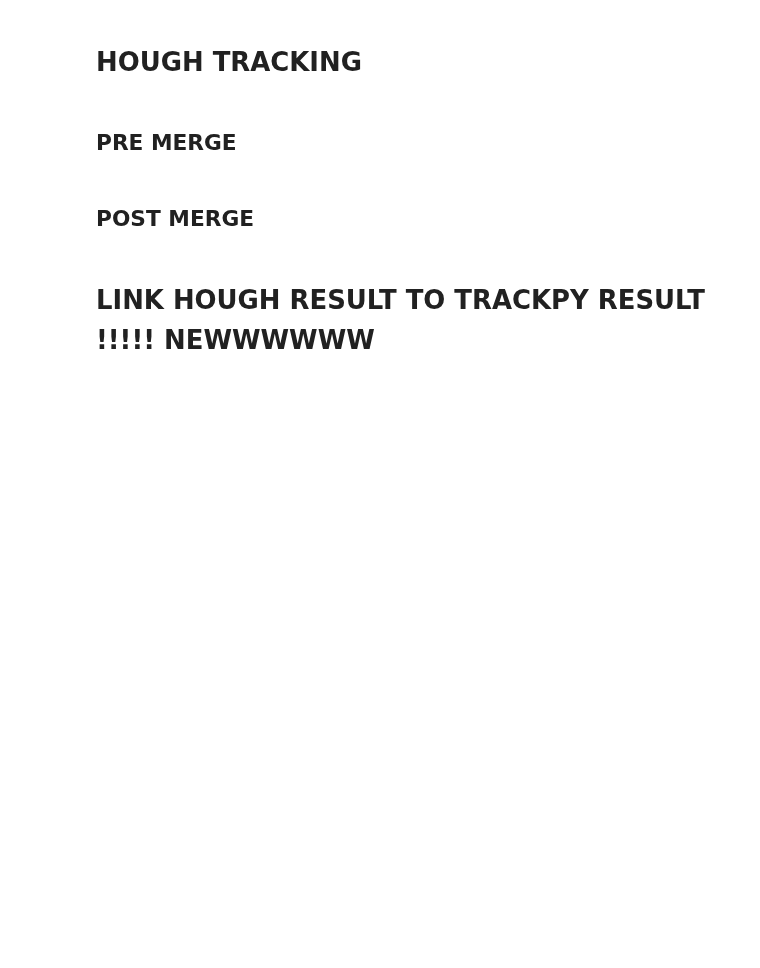
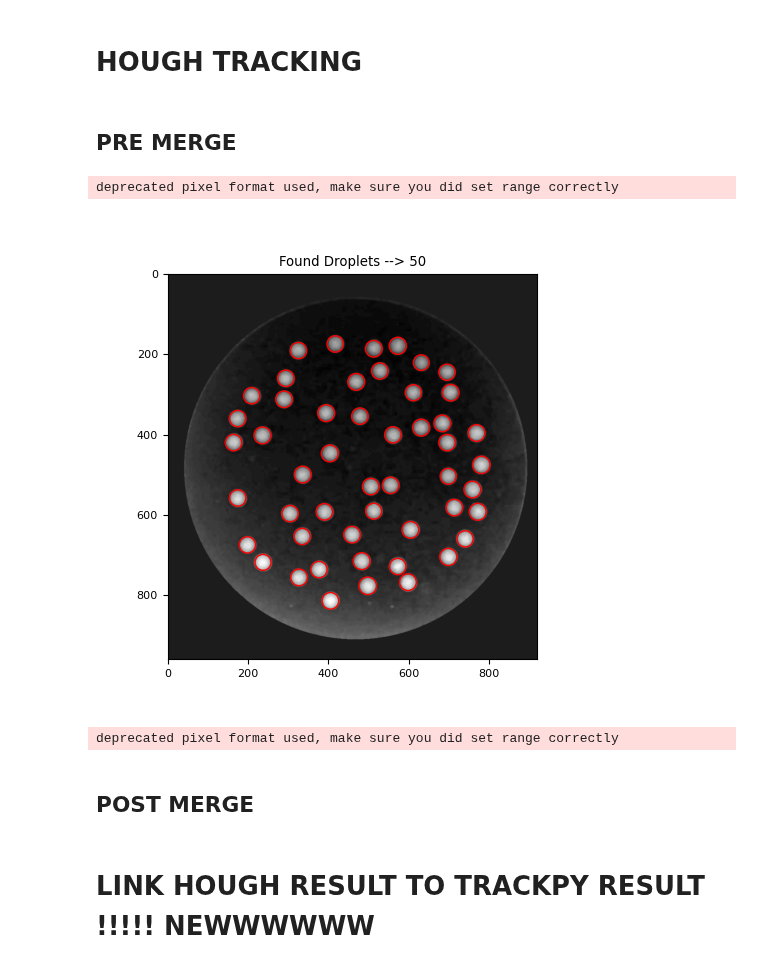
Before and after one commit to skandiz/MasterThesis, a Jupyter notebook: tracking/trajectoryTracking.ipynb, the cells around one changed output. Cells and saved outputs as stored; diff of their text form; code cells hidden in the pictures; blank space fills up the shorter version.

```diff
--- a/tracking/trajectoryTracking.ipynb
+++ b/tracking/trajectoryTracking.ipynb
@@ -372,16 +353,55 @@ def plot_optimization_results(opt_result_df, slot2):
 # %% [markdown]
 ## PRE MERGE
+# %%
+@pims.pipeline
+def hough_preprocessing(image, x1, y1, x2, y2):
+    #image = cv2.GaussianBlur(image, ksize = [7,7], sigmaX = 1.5, sigmaY = 1.5)
+    npImage = np.array(image)
+    # Create same size alpha layer with circle
+    alpha = Image.new('L', (920, 960), 0)
+
+    draw = ImageDraw.Draw(alpha)
+    draw.pieslice(((x1, y1), (x2, y2)), 0, 360, fill=255)
+
+    # Convert alpha Image to numpy array
+    npAlpha = np.array(alpha)
+    npImage = cv2.cvtColor(npImage, cv2.COLOR_BGR2GRAY)*npAlpha #npImage[:, :, 1] * npAlpha
+
+    ind = np.where(npImage == 0)
+    # npImage[200, 200] color of the border to swap with the black
+    npImage[ind] = npImage[200, 200]
+    npImage = cv2.medianBlur(npImage, 7)
+    return npImage
+# %%
+default_parameters = {"dp": 1.5, "minDist": 15, "param1": 100, "param2": 0.8, "minRadius": 15, "maxRadius": 25}
+data = hough_preprocessing(pims.open('./data/movie.mp4'), 40, 55, 895, 910)
+circ = cv2.HoughCircles(data[0], cv2.HOUGH_GRADIENT_ALT, **default_parameters)[0]
+
+fig, ax = plt.subplots(1, 1, figsize = (5, 5))
+ax.imshow(data[0])
+for i in range(circ.shape[0]):
+    ax.add_artist(plt.Circle((circ[i, 0], circ[i, 1]), circ[i, 2], color='r', fill=False))
+ax.set_title(f"Found Droplets --> {circ.shape[0]}")
+plt.show()
+# %% [output]
+deprecated pixel format used, make sure you did set range correctly
+[figure, added]
 # %%
 # SETUP
-preload_load_data = False # takes 20 min
+preload_load_data = True # takes 20 min
 merge_frame = 32269
 data = hough_preprocessing(pims.open('./data/movie.mp4'), 40, 55, 895, 910)
-if preload_load_data: data_preload = list(data[:merge_frame])
+if preload_load_data:
+    data_preload = list(data[:merge_frame])
+else:
+    data_preload = None
 
 startFrame = 0
 endFrame = merge_frame
 frames = np.arange(startFrame, endFrame, 1)
 frames_opt = np.sort(random.sample(list(frames), 1000))
 correct_n = 50
-default_parameters = {"dp": 1.5, "minDist": 15, "param1": 200, "param2": 0.8, "minRadius": 15, "maxRadius": 25}
+default_parameters = {"dp": 1.5, "minDist": 15, "param1": 100, "param2": 0.8, "minRadius": 15, "maxRadius": 25}
+# %% [output]
+deprecated pixel format used, make sure you did set range correctly
 # %%
```
Also changed, not shown: parts of 16 cells of this notebook, 20 other files.
